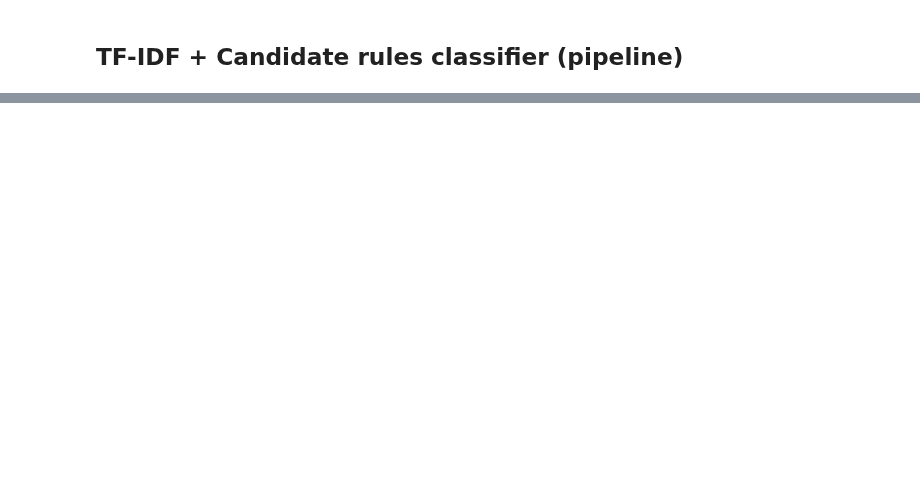
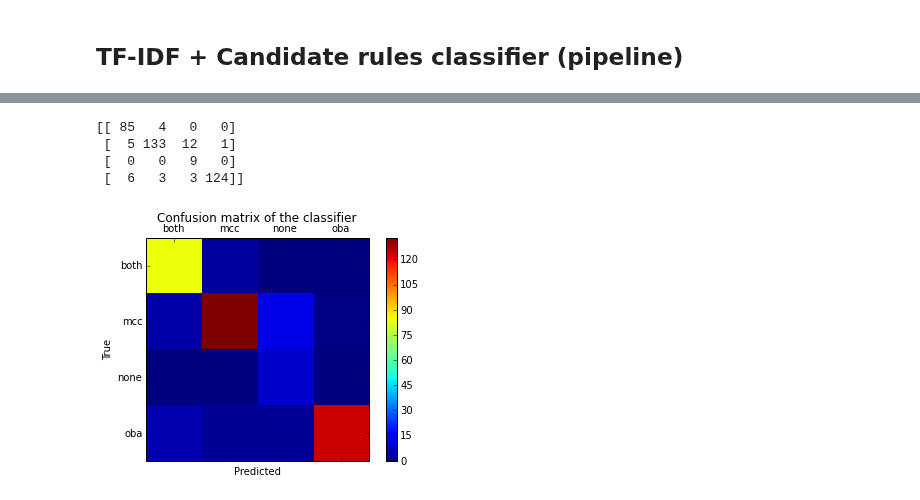
Before and after one commit to ralucacocioban/SentimentClassification, a Jupyter notebook: Exploring Candidate classification.ipynb, the cells around one changed output, grey strips where cells are left out. Drawn from its saved outputs; the diff is of its cells as text; code cells hidden in the pictures; blank space fills up the shorter version.

```diff
--- a/Exploring Candidate classification.ipynb
+++ b/Exploring Candidate classification.ipynb
@@ -143,0 +159,24 @@ tagged other 126
+# %%
+import pylab as plt
+
+labels = ['both', 'mcc', 'none', 'oba']
+cm = confusion_matrix(pipeline_candidates.predict(test_x), test_y)
+
+print cm
+
+fig = plt.figure()
+ax = fig.add_subplot(111)
+cax = ax.matshow(cm)
+plt.title('Confusion matrix of the classifier')
+fig.colorbar(cax)
+ax.set_xticklabels([''] + labels)
+ax.set_yticklabels([''] + labels)
+plt.xlabel('Predicted')
+plt.ylabel('True')
+plt.show()
+# %% [output]
+[[ 85   4   0   0]
+ [  5 133  12   1]
+ [  0   0   9   0]
+ [  6   3   3 124]]
+[figure, added]
```
Also changed, not shown: parts of 18 cells of this notebook, 3 other files.
